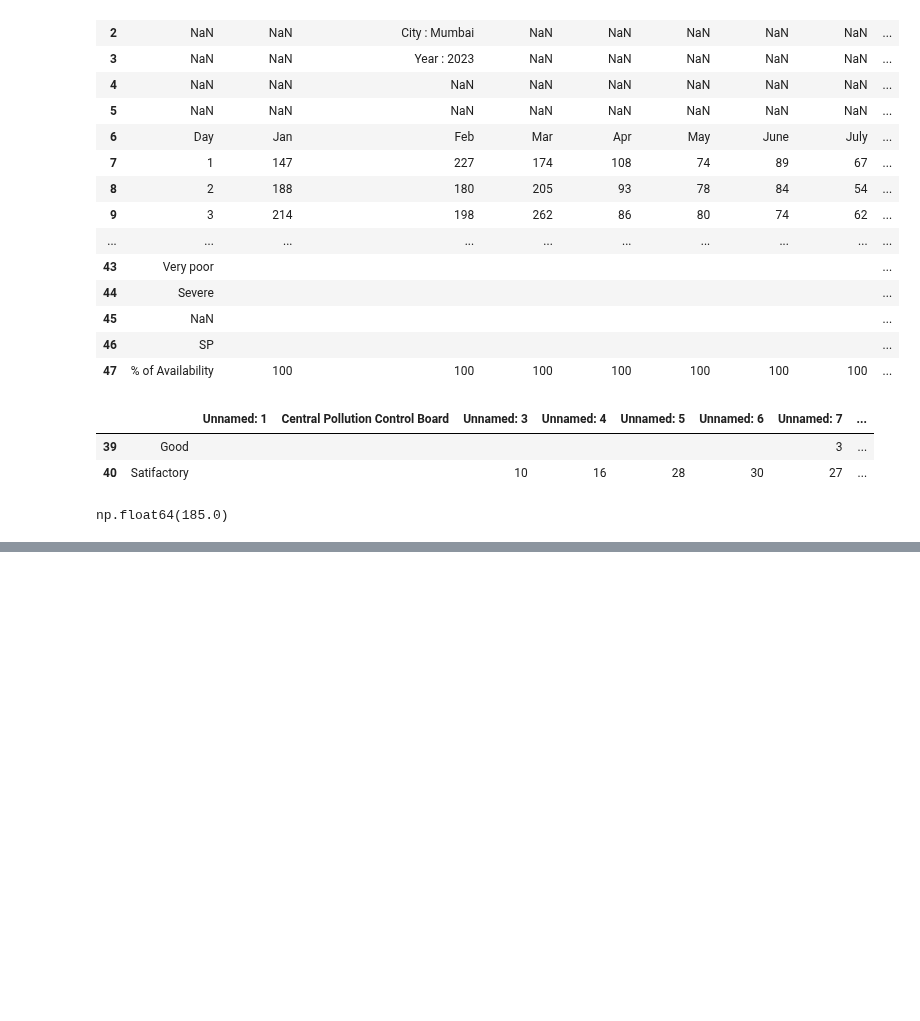
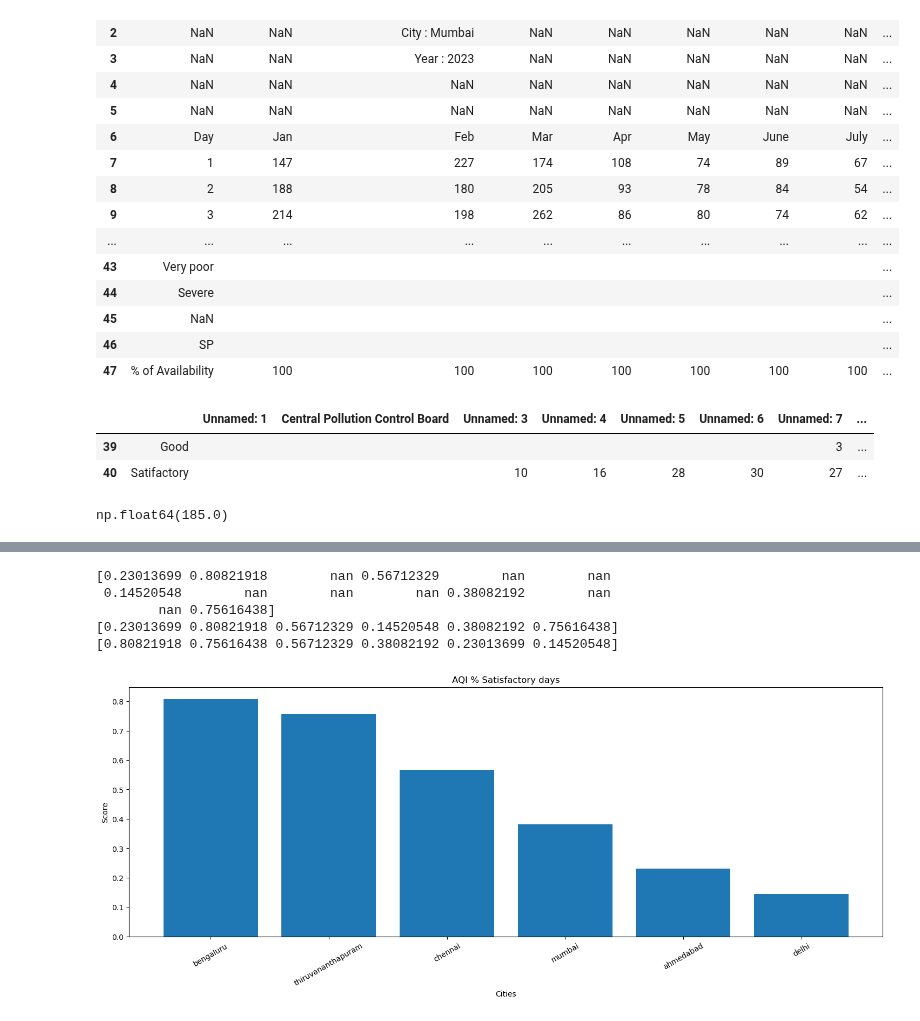
Before and after one commit to silverstone-git/aqi-analysis, a Jupyter notebook: aqi.ipynb, the cells around one changed output, grey strips where cells are left out. Cells and saved outputs as stored; diff of their text form; code cells hidden in the pictures; blank space fills up the shorter version.

Commit message:
added plots; simplified the data cleaning for new and old sheets; ignored the govt approved labels and counted myself

```diff
--- a/aqi.ipynb
+++ b/aqi.ipynb
@@ -147,3 +131,4 @@ df2
 # %%
-(df2 < 50).sum().sum()
+thresh = 100 if chalega_kuchhbhi else 50
+(df3 < thresh).sum().sum()
 # %% [output]
@@ -151,2 +136,4 @@ np.int64(17)
+# %%
+null_days_limit_per_year= 150
 # %%
 def get_good_days_percent_oldsheet(df2, chalega_kuchhbhi = False):
@@ -184,3 +149,14 @@ opening:  thiruvananthapuram 2022
 # %%
-res_data
+for city in cities:
+    for year in range(2018, 2025):
+        try:
+            print("opening: ", city, year)
+            df= pd.read_excel(f'./aqi_data/AQI_daily_city_level_{city}_{year}_{city}_{year}.xlsx')
+            if year == 2023:
+                res_data[f'{city}-{year}'] = get_good_days_percent_2023(df, chalega_kuchhbhi= chalega_kuchhbhi)
+            else:
+                # cleaning the good, etc. labels which have inconsistent govt definitions anyway
+                res_data[f'{city}-{year}'] = get_good_days_percent_oldsheet(df, chalega_kuchhbhi= chalega_kuchhbhi)
+        except:
+            print('no bueano', city, year)
 # %% [output]
@@ -203,0 +200,28 @@ res_data
+# %%
+def plot_aqi(year_analysis, cities, res_data):
+    score= array([res_data.get(f'{city}-{year_analysis}', nan) for city in cities])
+    print(score)
+    mask = ~isnan(score)
+    score= score[mask]
+    cities_available= cities[mask]
+    print(score)
+    sorted_indices = argsort(score)[::-1]
+    score= score[sorted_indices]
+    cities_available= cities_available[sorted_indices]
+    print(score)
+    plt.figure(figsize=(18, 6))
+    plt.bar(cities_available, score)
+    plt.xticks(rotation=30)
+    plt.title(f'AQI % {"Satisfactory" if chalega_kuchhbhi else "Good"} days')
+    plt.xlabel('Cities')
+    plt.ylabel('Score')
+    plt.show()
+# %%
+plot_aqi(2018, cities, res_data)
+# %% [output]
+[0.23013699 0.80821918        nan 0.56712329        nan        nan
+ 0.14520548        nan        nan        nan 0.38082192        nan
+        nan 0.75616438]
+[0.23013699 0.80821918 0.56712329 0.14520548 0.38082192 0.75616438]
+[0.80821918 0.75616438 0.56712329 0.38082192 0.23013699 0.14520548]
+[figure, added]
```
Also changed, not shown: parts of 24 cells of this notebook.
